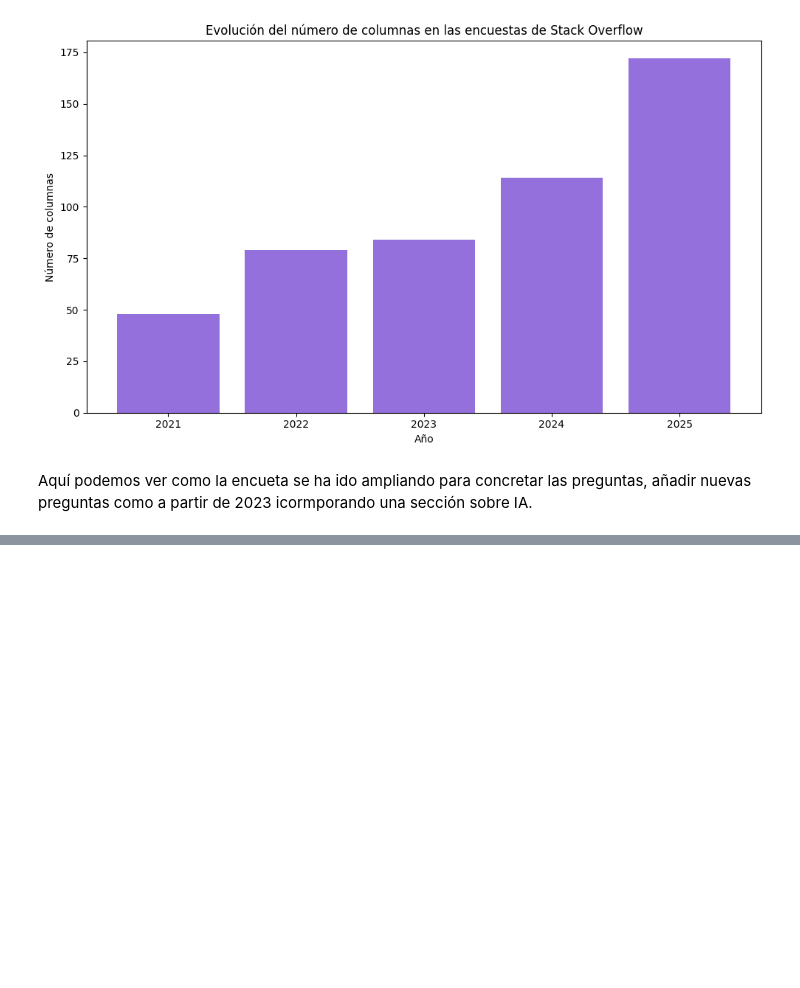
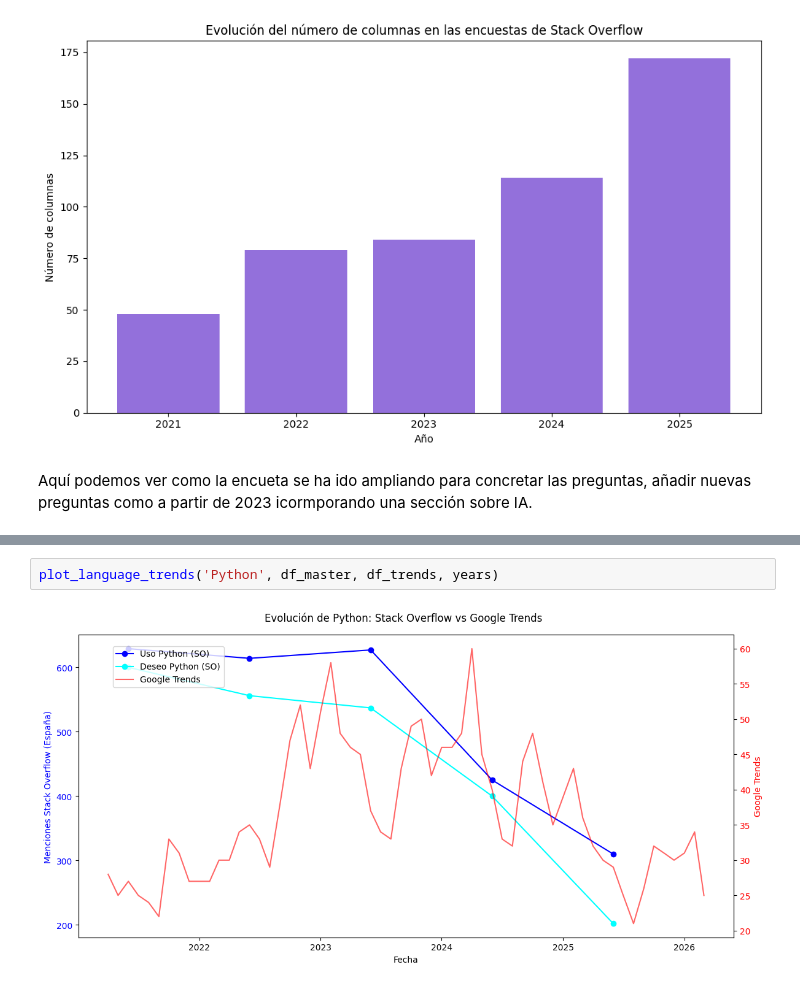
Before and after one commit to jlalonsoredon/EDA-programacion-tendencias, a Jupyter notebook: analisis-Stack-Overflow.ipynb, the cells around one changed output, grey strips where cells are left out. Drawn from its saved outputs; the diff is of its cells as text; blank space fills up the shorter version.

```diff
--- a/analisis-Stack-Overflow.ipynb
+++ b/analisis-Stack-Overflow.ipynb
@@ -498,0 +567,4 @@ Por otro lado, lenguajes como Rust o Go pueden aparecer más alto en la lista de
+# %%
+plot_language_trends('Python', df_master, df_trends, years)
+# %% [output]
+[figure, added]
```
Also changed, not shown: parts of 12 cells of this notebook.
